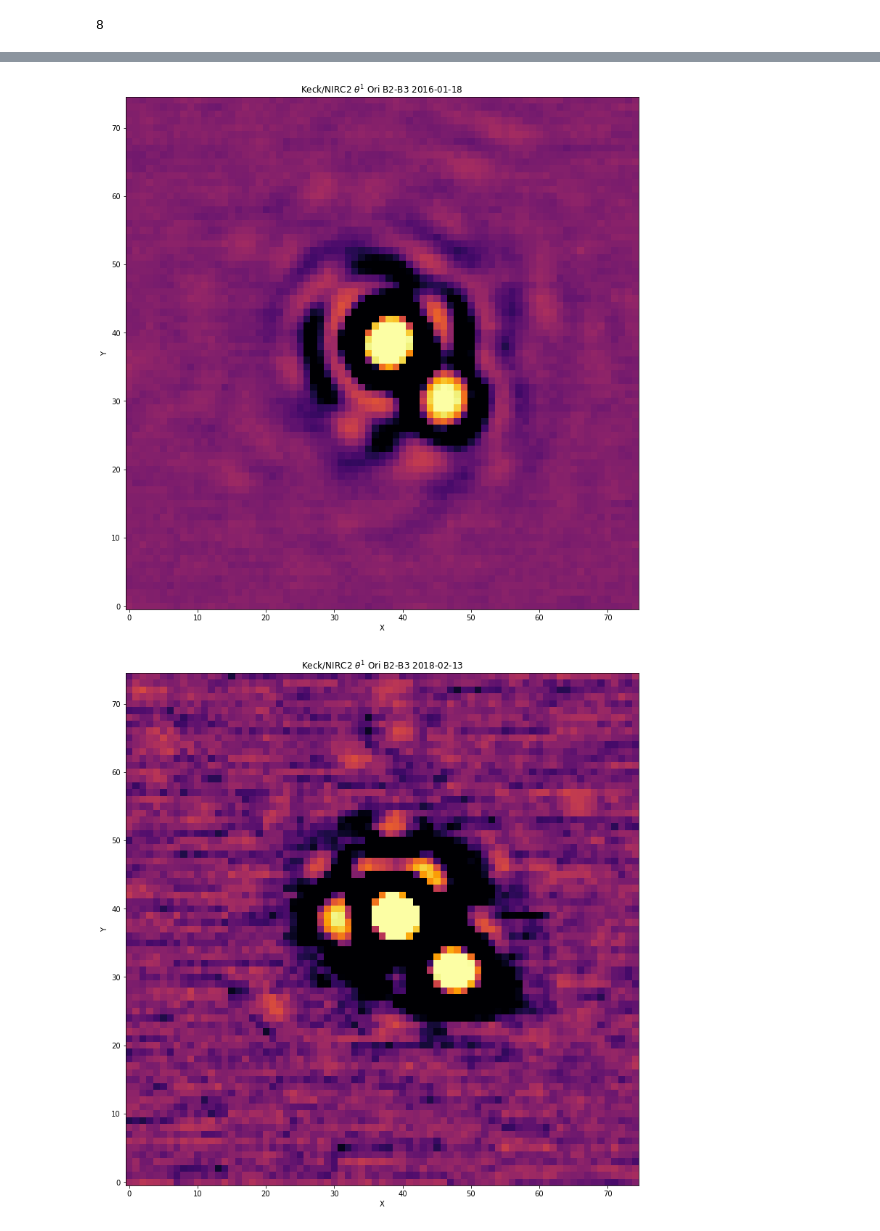
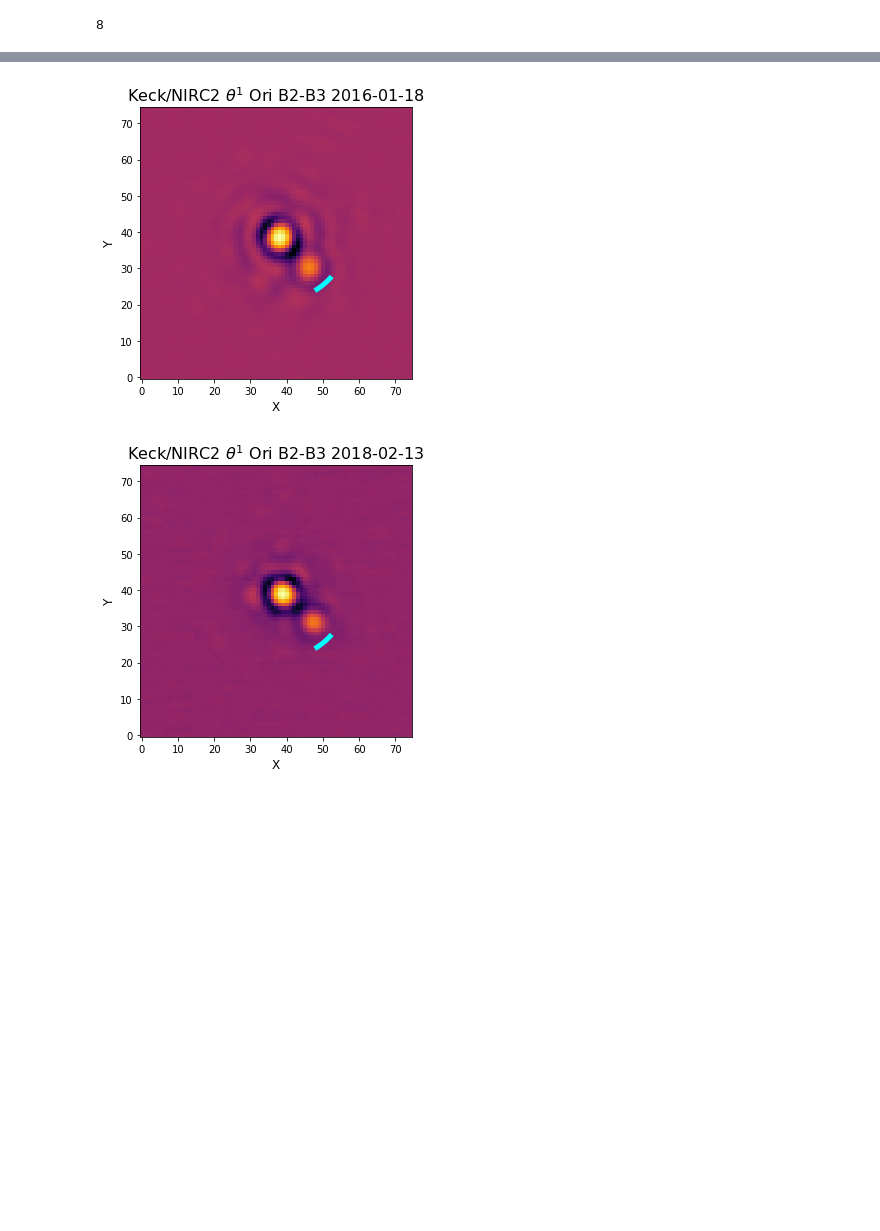
Before and after one commit to wbalmer/diskShapers, a Jupyter notebook: astroCalib/NIRC2_Trapezium.ipynb, the cells around one changed output, grey strips where cells are left out. Saved outputs shown, nothing was run; the diff lists cells and outputs as text; code cells hidden in the pictures; blank space fills up the shorter version.

```diff
--- a/astroCalib/NIRC2_Trapezium.ipynb
+++ b/astroCalib/NIRC2_Trapezium.ipynb
@@ -129,9 +152,11 @@ k = 2
 for i in range(len(points)//2):
     b2b3pair = points[j:k]
     calc = calcBinDist(b2b3pair)
-#     calc[2] += 90
+#     calc[2] -= 90
     if calc[2] <= 90:
         calc[2] += 180
+    elif calc[2] > 360:
+        calc[2] -= 180
     date = dates[i]
     filt = filts[i]
     calc = np.append(calc,date)
@@ -139,5 +164,21 @@ for i in range(len(points)//2):
     sepspas.loc[i] = calc
     j += 1
     k += 1
-sepspas.loc[j] = [sepspas['sep'].median(), sepspas['seperr'].median(), sepspas['PA'].median(), sepspas['PAerr'].median(), sepspas['date'][0], sepspas['filter'][0]]
+# sepspas = sepspas.drop([1])
+sepWav = np.average(pd.to_numeric(sepspas['sep']), weights=(1/(pd.to_numeric(sepspas['seperr'])**2)))
+sepWaverr = 1/(np.sqrt(np.sum(pd.to_numeric(sepspas['seperr'])**2)))
+paWav = np.average(pd.to_numeric(sepspas['PA']), weights=(1/(pd.to_numeric(sepspas['PAerr'])**2)))
+paWaverr = 1/(np.sqrt(np.sum(pd.to_numeric(sepspas['PAerr'])**2)))
+
+sepmed = np.median(pd.to_numeric(sepspas['sep']))
+sepmederr = np.std(pd.to_numeric(sepspas['sep']))
+pamed = np.median(pd.to_numeric(sepspas['PA']))
+pamederr = np.std(pd.to_numeric(sepspas['PA']))
+if pamederr == 0:
+    sepmederr = sepspas['seperr'][0]
+    pamederr = sepspas['PAerr'][0]
+
+sepspas.loc[j] = [sepWav, sepWaverr, paWav, paWaverr, sepspas['date'][0], sepspas['filter'][0]]
+sepspas.loc[j+1] = [sepmed, sepmederr, pamed, pamederr, sepspas['date'][0], sepspas['filter'][0]]
+sepspas
 # %% [output]
@@ -429,14 +456,29 @@ for im in imcube:
 # %%
 import matplotlib
 import imageio
+from matplotlib.patches import Arc
+
+SMALL_SIZE = 10
+MEDIUM_SIZE = 12
+BIGGER_SIZE = 16
+
+plt.rc('font', size=SMALL_SIZE)          # controls default text sizes
+plt.rc('axes', titlesize=BIGGER_SIZE)     # fontsize of the axes title
+plt.rc('axes', labelsize=MEDIUM_SIZE)    # fontsize of the x and y labels
+plt.rc('xtick', labelsize=SMALL_SIZE)    # fontsize of the tick labels
+plt.rc('ytick', labelsize=SMALL_SIZE)    # fontsize of the tick labels
+plt.rc('legend', fontsize=SMALL_SIZE)    # legend fontsize
+plt.rc('figure', titlesize=BIGGER_SIZE)  # fontsize of the figure title
 
 def plot_for_offset(i):
-    fig, ax = plt.subplots(figsize=(13,13))
+    fig, ax = plt.subplots(figsize=(5,5))
     fig.patch.set_alpha(0)
-    ax.imshow(imcube[i], origin='lower', norm=norm, cmap='inferno')
+    ax.imshow(imcube[i], origin='lower', norm=ImageNormalize(imcube[i], stretch=AsinhStretch()), cmap='inferno')
     ax.plot()
     ax.set(xlabel='X', ylabel='Y',
            title=r'Keck/NIRC2 $\theta^1$ Ori B2-B3 {}'.format(imdates[i]))
+    e1 = Arc((39,39), 35, 35, angle=0.0, theta1=300, theta2=320, lw=5, color='cyan')
+    ax.add_patch(e1)
 
     # IMPORTANT ANIMATION CODE HERE
     # Used to return the plot as an image rray
@@ -456,2 +498,2 @@ imageio.mimsave('./orbit.gif', [plot_for_offset(i) for i in range(len(imdates))]
-[figure, old version]
+[figure, new version]
-[figure, old version]
+[figure, new version]
```
Also changed, not shown: parts of 25 cells of this notebook, 37 other files.
